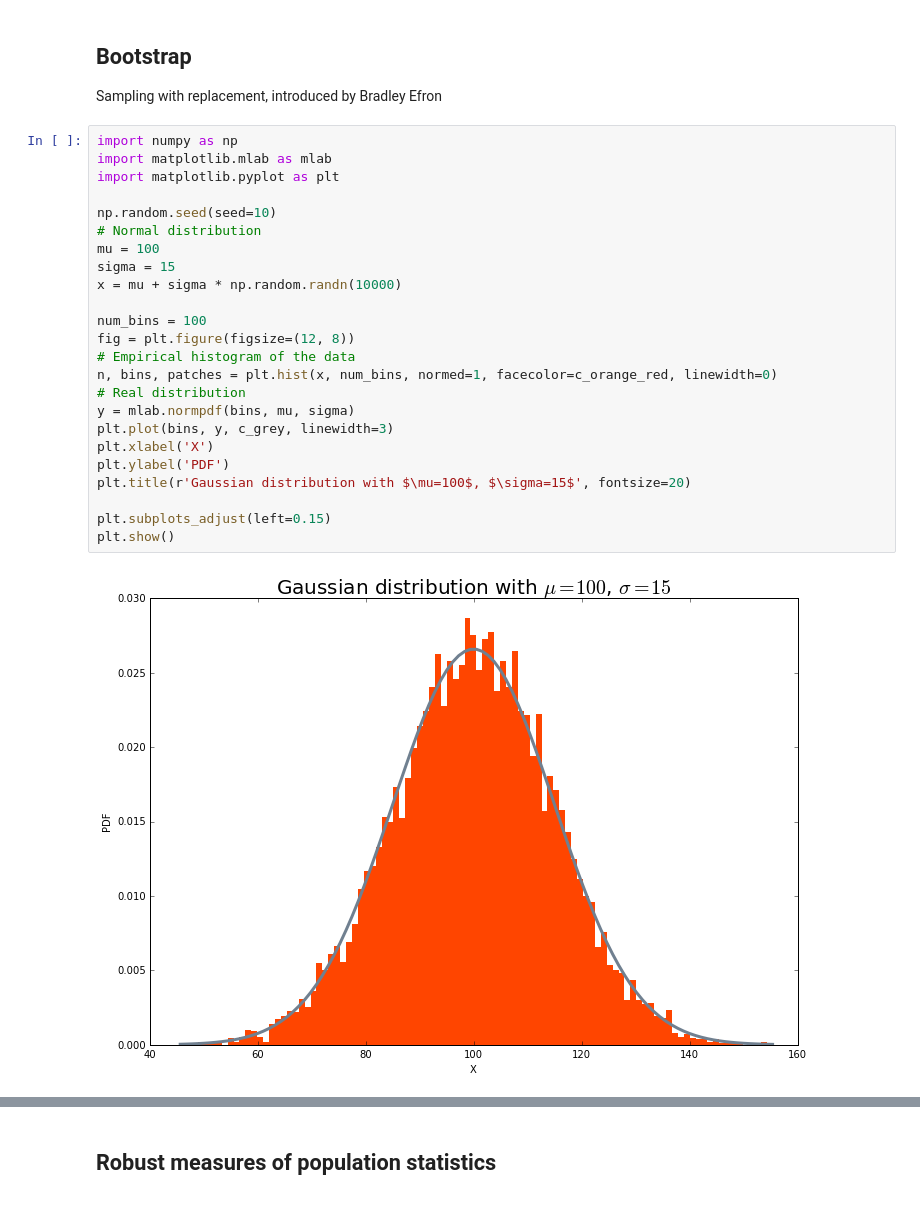
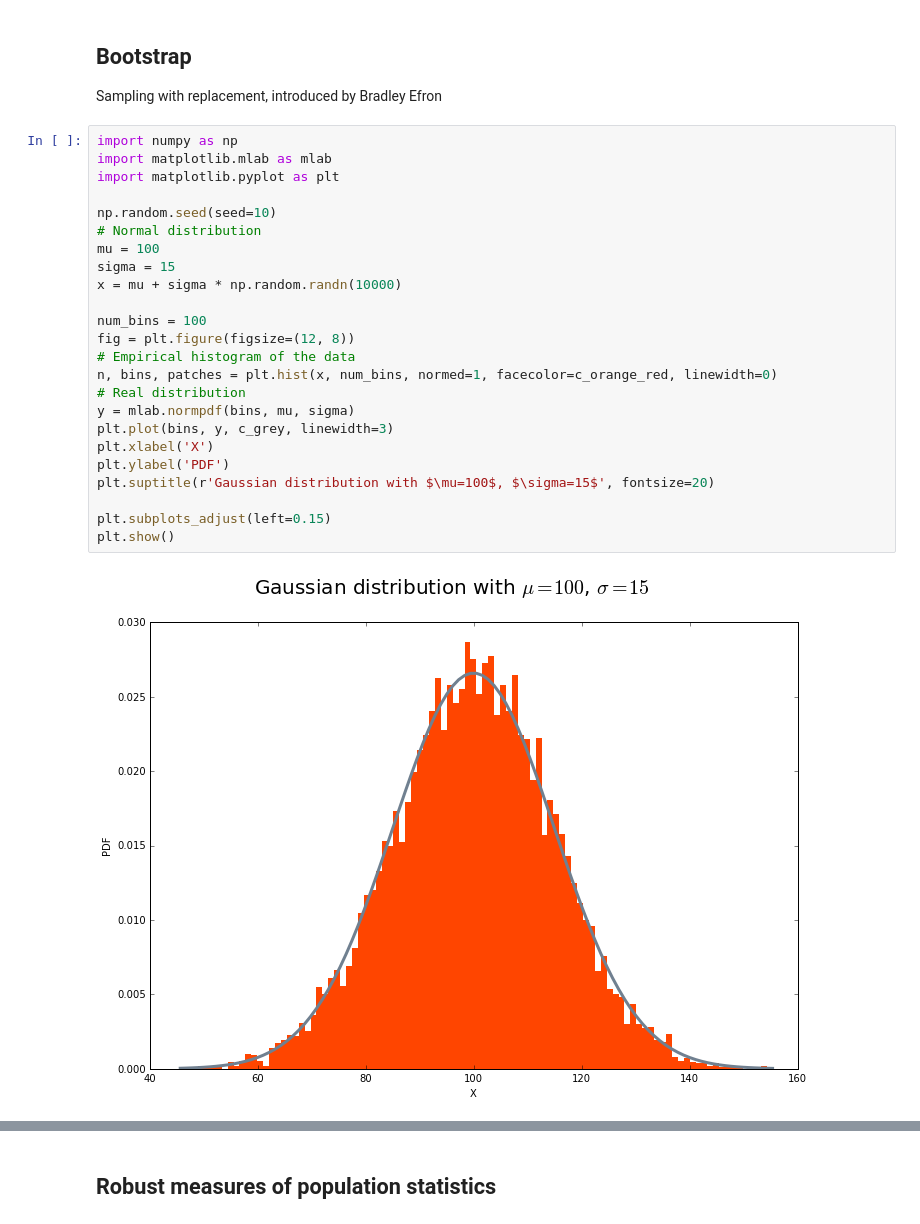
Before and after one commit to zengxiaohanzxh/ipython-tutorials, a Jupyter notebook: decision-tree-ensemble/Trees and Ensembles.ipynb, the cells around one changed output, grey strips where cells are left out. Saved outputs shown, nothing was run; the diff lists cells and outputs as text.

```diff
--- a/decision-tree-ensemble/Trees and Ensembles.ipynb
+++ b/decision-tree-ensemble/Trees and Ensembles.ipynb
@@ -213,29 +257,29 @@ Sampling with replacement, introduced by Bradley Efron
 # %%
 import numpy as np
 import matplotlib.mlab as mlab
 import matplotlib.pyplot as plt
 
 np.random.seed(seed=10)
 # Normal distribution
 mu = 100
 sigma = 15
 x = mu + sigma * np.random.randn(10000)
 
 num_bins = 100
 fig = plt.figure(figsize=(12, 8))
 # Empirical histogram of the data
 n, bins, patches = plt.hist(x, num_bins, normed=1, facecolor=c_orange_red, linewidth=0)
 # Real distribution
 y = mlab.normpdf(bins, mu, sigma)
 plt.plot(bins, y, c_grey, linewidth=3)
 plt.xlabel('X')
 plt.ylabel('PDF')
-plt.title(r'Gaussian distribution with $\mu=100$, $\sigma=15$', fontsize=20)
+plt.suptitle(r'Gaussian distribution with $\mu=100$, $\sigma=15$', fontsize=20)
 
 plt.subplots_adjust(left=0.15)
 plt.show()
 # %% [output]
-[figure, old version]
+[figure, new version]
 # %%
 np.random.seed(seed=10)
 x1 = 100 + 15 * np.random.randn(10000)
```
Also changed, not shown: parts of 18 cells of this notebook.
